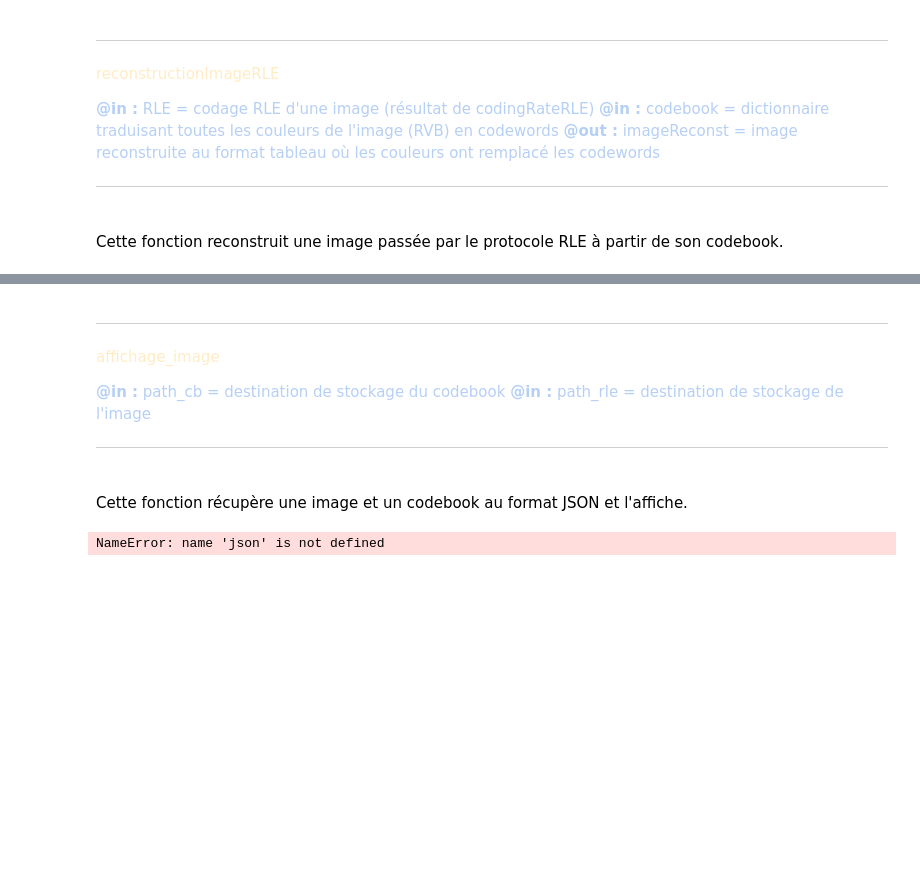
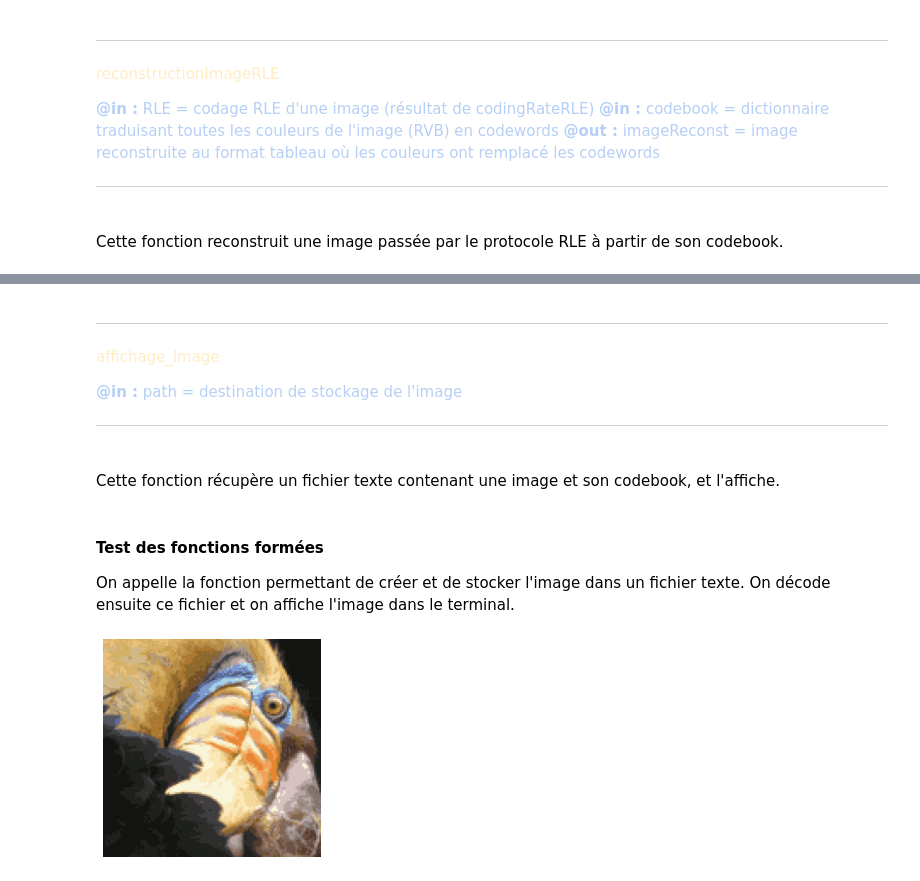
Before and after one commit to ValentinSre/TP, a Jupyter notebook: TCI/[TCI] TP2.ipynb, the cells around one changed output, grey strips where cells are left out. Cells and saved outputs as stored; diff of their text form; code cells hidden in the pictures; blank space fills up the shorter version.

Commit message:
storing image in a file
Pour valentin : stockage de l'image dans un fichier

```diff
--- a/TCI/[TCI] TP2.ipynb
+++ b/TCI/[TCI] TP2.ipynb
@@ -322,7 +322,7 @@ def reconstructionImageRLE(RLE, codebook):
         for j in range(len(liste)):
             liste2 = liste[j].split(" ")
             for k in range (int(liste2[1])):
-                ligne.append(np.array(codebook.get(int(liste2[0]))))
+                ligne.append(np.array(codebook.get(int(liste2[0])), dtype = np.uint8))
         image.append(np.array(ligne))
     imageReconst = np.array(image)
     return imageReconst
@@ -344,14 +344,17 @@ Cette fonction récupère l'image et l'encode selon l'algorithme RLE, puis stock
-# %%
-def stockage_image(path_cb, path_rle) :
-    k = 11
-    (res, codebook) = codingRateRLE(k)
-    f = open(path_cb, "w")
-    json.dump(codebook, f)
-    f.close()
-    g = open(path_rle, "w")
-    json.dump(res, g)
-    g.close()
-    print("fait")
+# %%
+def stockage_image(path, k) :
+    (res, codebook) = codingRateRLE(k)
+    f = open(path, "w")
+    string1 = ''
+    for key, value in codebook.items() :
+        string1 += str(key) + ';' + str(value) + '/'
+    f.write(string1)
+    f.write('\n')
+    string2 = ''
+    for val in res :
+        string2 += val + ','
+    f.write(string2)
+    f.close()
 # %% [markdown]
 <hr>
 <div style = "font-family: Courier">
@@ -359,21 +362,9 @@ def stockage_image(path_cb, path_rle) :
         affichage_image
     </p>
     <div style = "padding-left: 15px; color: #b6cff5">
-        <b>@in :</b> path_cb = destination de stockage du codebook
-        </br>
-        <b>@in :</b>  path_rle = destination de stockage de l'image
+        <b>@in :</b> path = destination de stockage de l'image
     </div>
 </div>
 <hr><br>
 <div>
-Cette fonction récupère une image et un codebook au format JSON et l'affiche.</div>
+Cette fonction récupère un fichier texte contenant une image et son codebook, et l'affiche.</div>
-# %%
-def affichage_image(path_cb, path_rle) :
-    f = open(path_cb, "r")
-    codebook = json.load(f)
-    f.close()
-    g = open(path_rle, "r")
-    image = []
-    image = json.load(g)
-    g.close()
-    dessinerImg (reconstructionImage(image, codebook))
@@ -380,8 +432,11 @@ def affichage_image(path_cb, path_rle) :
+# %% [markdown]
+<h4> Test des fonctions formées </h4>
+On appelle la fonction permettant de créer et de stocker l'image dans un fichier texte. On décode ensuite ce fichier et on affiche l'image dans le terminal.
 # %%
 ## simulation de stockage et de l'affichage
-path_cb = "./cb.json" # chemin du codebook
-path_rle = "./rle.json" # chemin de l'image
-stockage_image(path_cb, path_rle) # stockage de l'image sur l'ordinateur
-affichage_image(path_cb, path_rle) # décodage de l'image à partir des fichiers stockés
+k = 30
+path = "./img.txt" # chemin de l'image
+stockage_image(path, k) # stockage de l'image sur l'ordinateur
+affichage_image(path) # décodage de l'image à partir du fichier
 # %% [output]
-NameError: name 'json' is not defined
+[figure, added]
```
Also changed, not shown: parts of 5 cells of this notebook, 2 other files.
